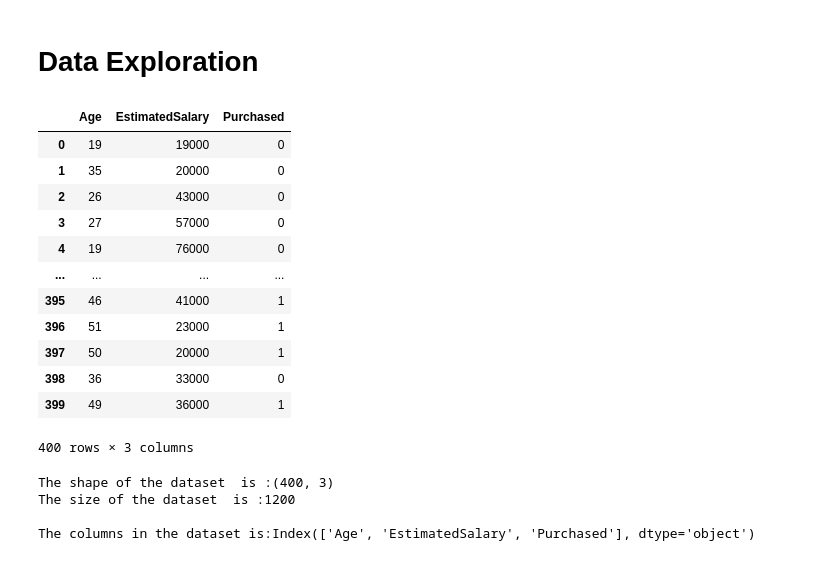
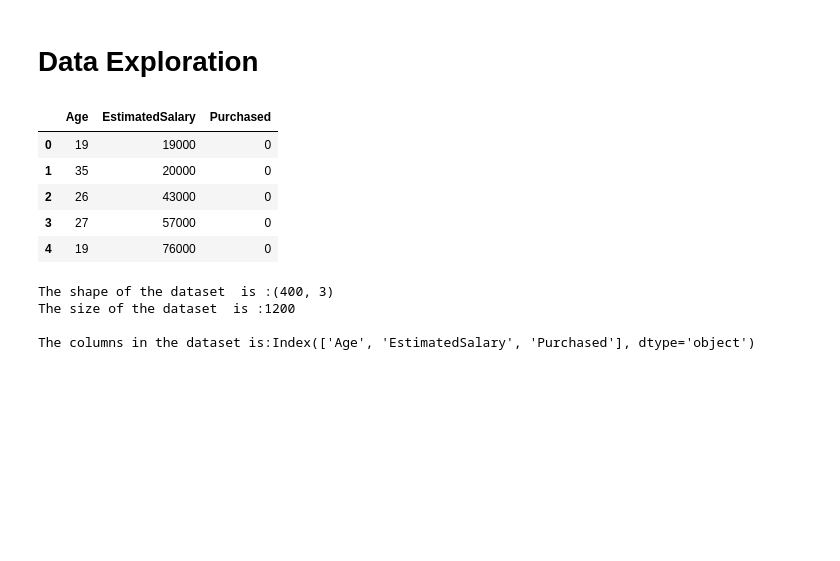
Before and after one commit to naveen3830/Kaggle, a Jupyter notebook: Social_Network_adds_analysis_using_KNN.ipynb, the cells around one changed output. Saved outputs shown, nothing was run; the diff lists cells and outputs as text; code cells hidden in the pictures; blank space fills up the shorter version.

```diff
--- a/Social_Network_adds_analysis_using_KNN.ipynb
+++ b/Social_Network_adds_analysis_using_KNN.ipynb
@@ -20,21 +20,14 @@ df=pd.read_csv("D:\Class ml\Datasets\Social_Network_Ads.csv")
 # %% [markdown]
 # Data Exploration
 # %%
-df
+df.head()
 # %% [output]
 |  | Age | EstimatedSalary | Purchased |
 | 0 | 19 | 19000 | 0 |
 | 1 | 35 | 20000 | 0 |
 | 2 | 26 | 43000 | 0 |
 | 3 | 27 | 57000 | 0 |
 | 4 | 19 | 76000 | 0 |
-| ... | ... | ... | ... |
-| 395 | 46 | 41000 | 1 |
-| 396 | 51 | 23000 | 1 |
-| 397 | 50 | 20000 | 1 |
-| 398 | 36 | 33000 | 0 |
-| 399 | 49 | 36000 | 1 |
-400 rows × 3 columns
 # %%
 print(f"The shape of the dataset  is :{df.shape}")
 print(f"The size of the dataset  is :{df.size} \n")
```
Also changed, not shown: parts of 7 cells of this notebook.
